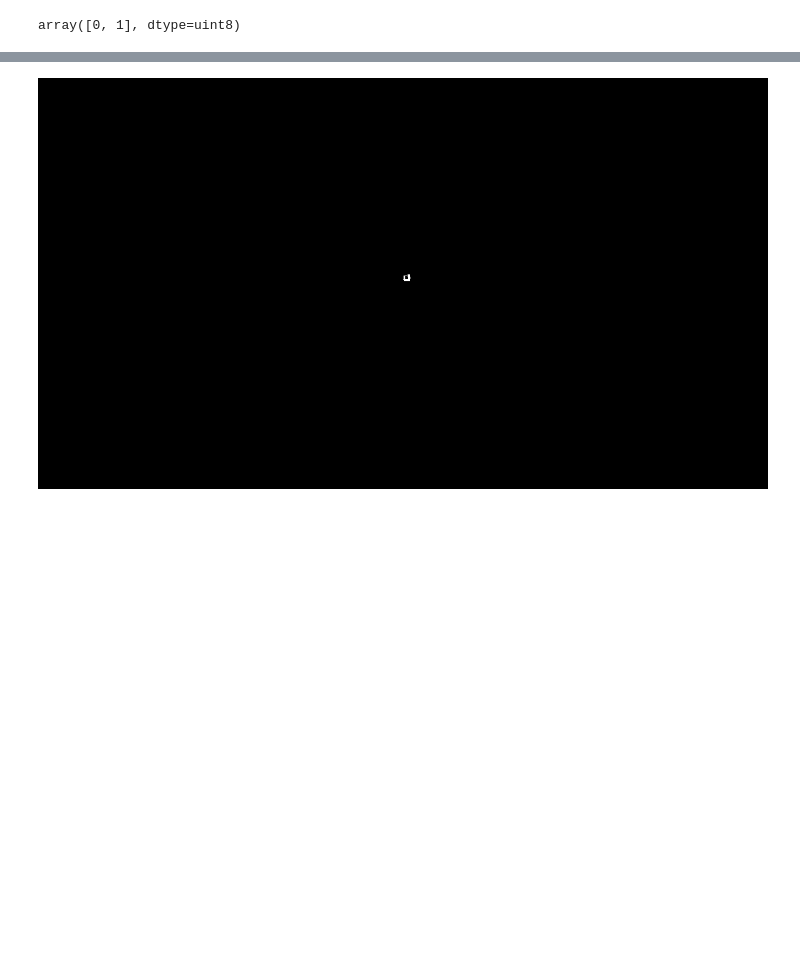
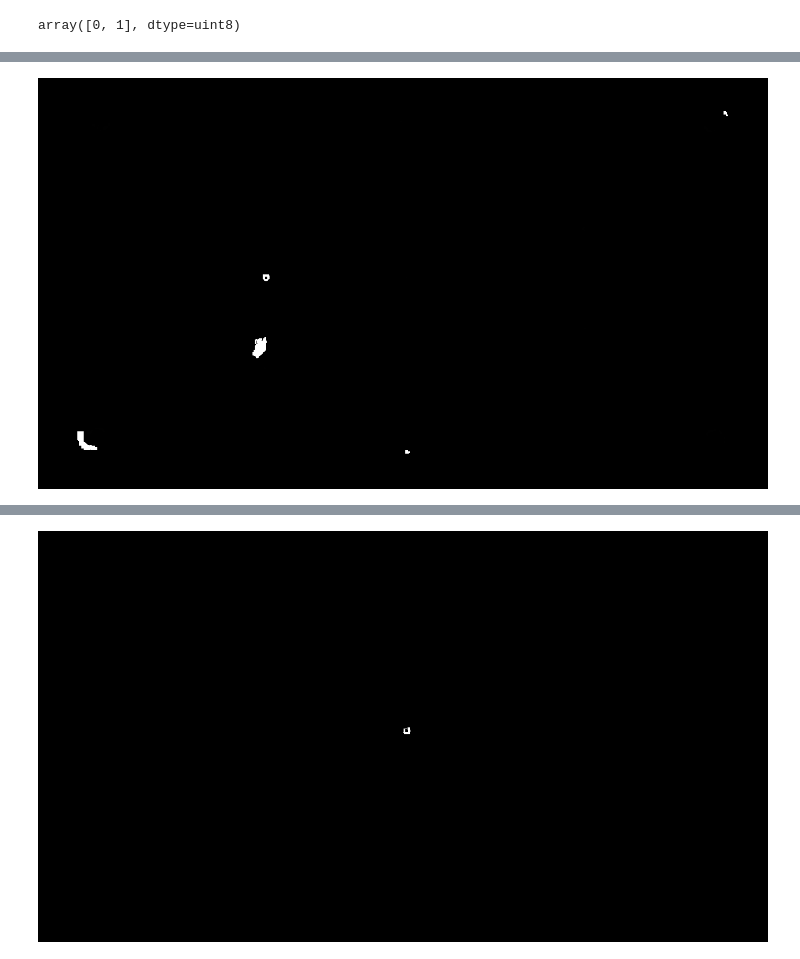
Before and after one commit to MarceloTrapano/CV, a Jupyter notebook: Project2/snooker.ipynb, the cells around one changed output, grey strips where cells are left out. Cells and saved outputs as stored; diff of their text form; code cells hidden in the pictures; blank space fills up the shorter version.

```diff
--- a/Project2/snooker.ipynb
+++ b/Project2/snooker.ipynb
@@ -94 +106,5 @@ array([0, 1], dtype=uint8)
+# %%
+show_image(ball_separator(frame, "pink"))
+# %% [output]
+[figure, added]
 # %%
```
Also changed, not shown: parts of 6 cells of this notebook, 2 other files.
